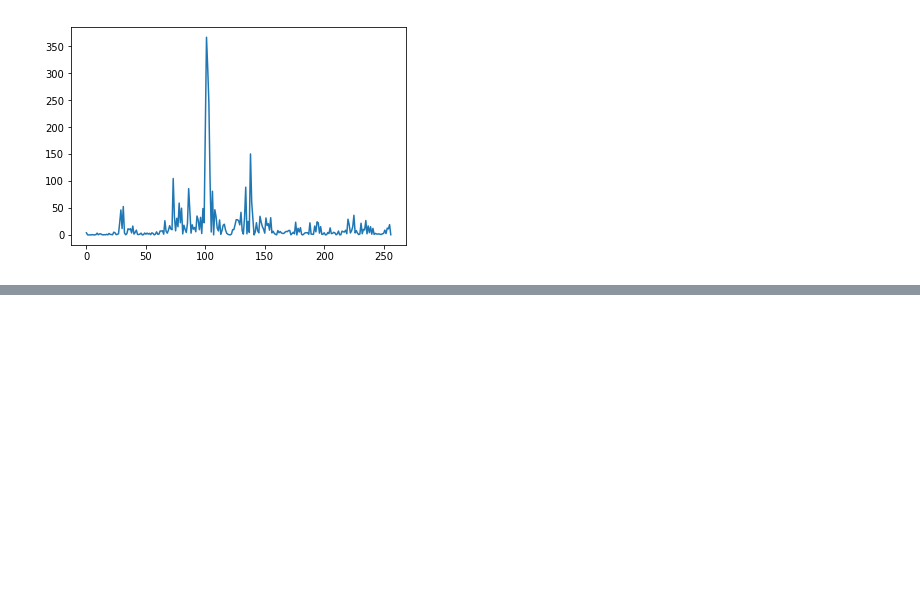
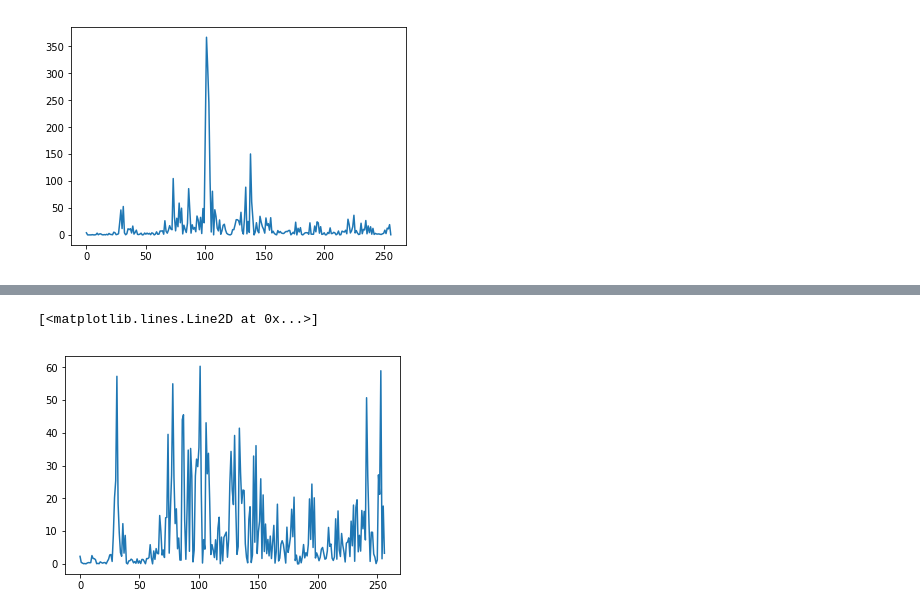
Before and after one commit to chriskamphuis/ASR, a Jupyter notebook: notebooks/fft notebook.ipynb, the cells around one changed output, grey strips where cells are left out. Cells and saved outputs as stored; diff of their text form; code cells hidden in the pictures; blank space fills up the shorter version.

```diff
--- a/notebooks/fft notebook.ipynb
+++ b/notebooks/fft notebook.ipynb
@@ -122,0 +159,5 @@ plt.plot(y.transpose())
+# %%
+plt.plot(out_fft[1])
+# %% [output]
+[<matplotlib.lines.Line2D at 0x...>]
+[figure, added]
```
Also changed, not shown: parts of 15 cells of this notebook, 1 other file.
